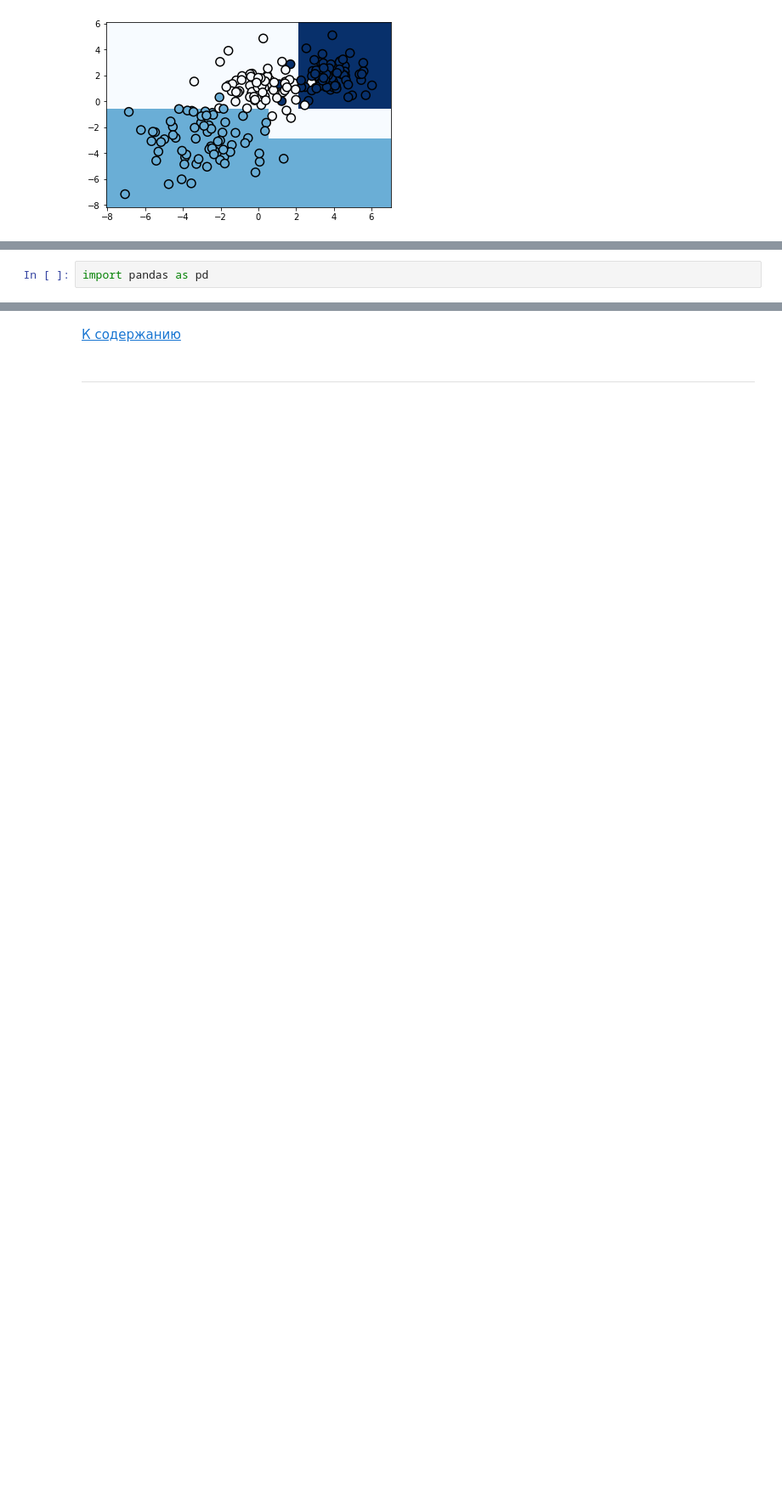
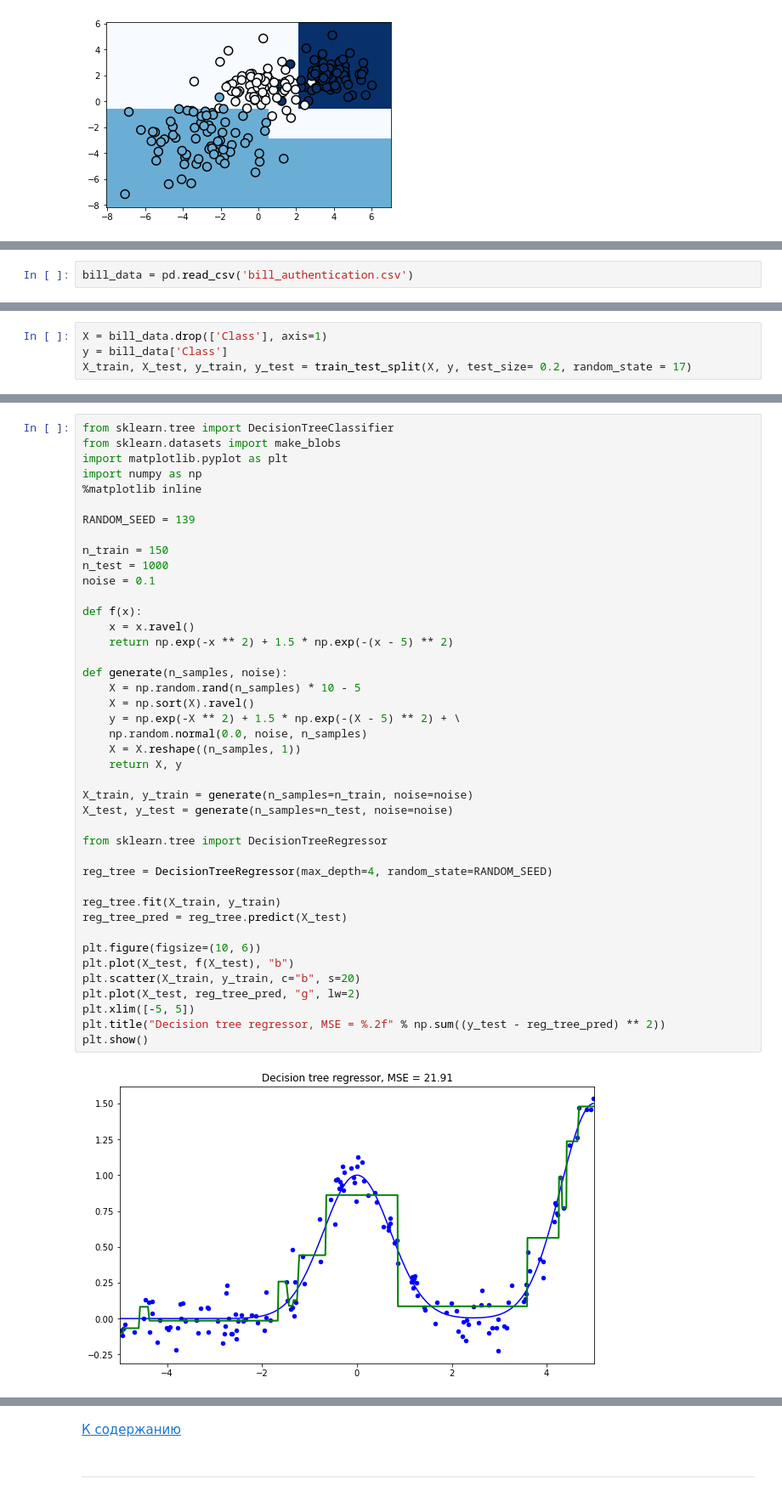
Before and after one commit to Chedered/SkillFactory, a Jupyter notebook: DS/module-5/SKF1 (Решающие деревья и случайный лес).ipynb, the cells around one changed output, grey strips where cells are left out. Shown at 85% size. Cells and saved outputs as stored; diff of their text form; blank space fills up the shorter version.

```diff
--- a/DS/module-5/SKF1 (Решающие деревья и случайный лес).ipynb
+++ b/DS/module-5/SKF1 (Решающие деревья и случайный лес).ipynb
@@ -160,0 +162,2 @@ plt.scatter(train_data[:, 0], train_data[:, 1], c=train_labels, s=100,
+# %%
+bill_data = pd.read_csv('bill_authentication.csv')
@@ -163,0 +175,4 @@ plt.scatter(train_data[:, 0], train_data[:, 1], c=train_labels, s=100,
+# %%
+X = bill_data.drop(['Class'], axis=1)
+y = bill_data['Class']
+X_train, X_test, y_train, y_test = train_test_split(X, y, test_size= 0.2, random_state = 17)
@@ -182,2 +230,44 @@ iris_data['class'] = [name_map[k] for k in iris['target']]
 # %%
-import pandas as pd
+from sklearn.tree import DecisionTreeClassifier
+from sklearn.datasets import make_blobs
+import matplotlib.pyplot as plt
+import numpy as np
+%matplotlib inline
+
+RANDOM_SEED = 139
+
+n_train = 150
+n_test = 1000
+noise = 0.1
+
+def f(x):
+    x = x.ravel()
+    return np.exp(-x ** 2) + 1.5 * np.exp(-(x - 5) ** 2)
+
+def generate(n_samples, noise):
+    X = np.random.rand(n_samples) * 10 - 5
+    X = np.sort(X).ravel()
+    y = np.exp(-X ** 2) + 1.5 * np.exp(-(X - 5) ** 2) + \
+    np.random.normal(0.0, noise, n_samples)
+    X = X.reshape((n_samples, 1))
+    return X, y
+
+X_train, y_train = generate(n_samples=n_train, noise=noise)
+X_test, y_test = generate(n_samples=n_test, noise=noise)
+
+from sklearn.tree import DecisionTreeRegressor
+
+reg_tree = DecisionTreeRegressor(max_depth=4, random_state=RANDOM_SEED)
+
+reg_tree.fit(X_train, y_train)
+reg_tree_pred = reg_tree.predict(X_test)
+
+plt.figure(figsize=(10, 6))
+plt.plot(X_test, f(X_test), "b")
+plt.scatter(X_train, y_train, c="b", s=20)
+plt.plot(X_test, reg_tree_pred, "g", lw=2)
+plt.xlim([-5, 5])
+plt.title("Decision tree regressor, MSE = %.2f" % np.sum((y_test - reg_tree_pred) ** 2))
+plt.show()
+# %% [output]
+[figure, added]
```
Also changed, not shown: parts of 91 cells of this notebook, 1 other file.
